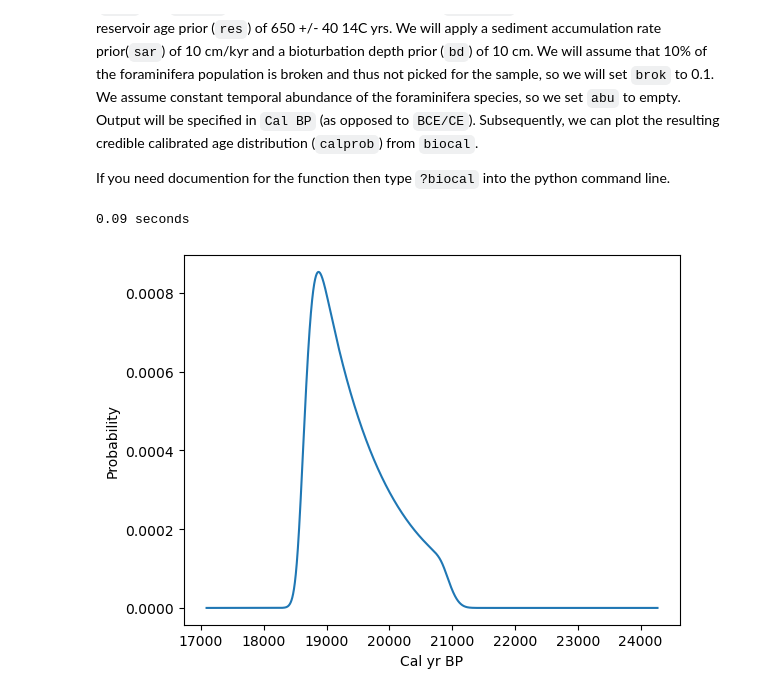
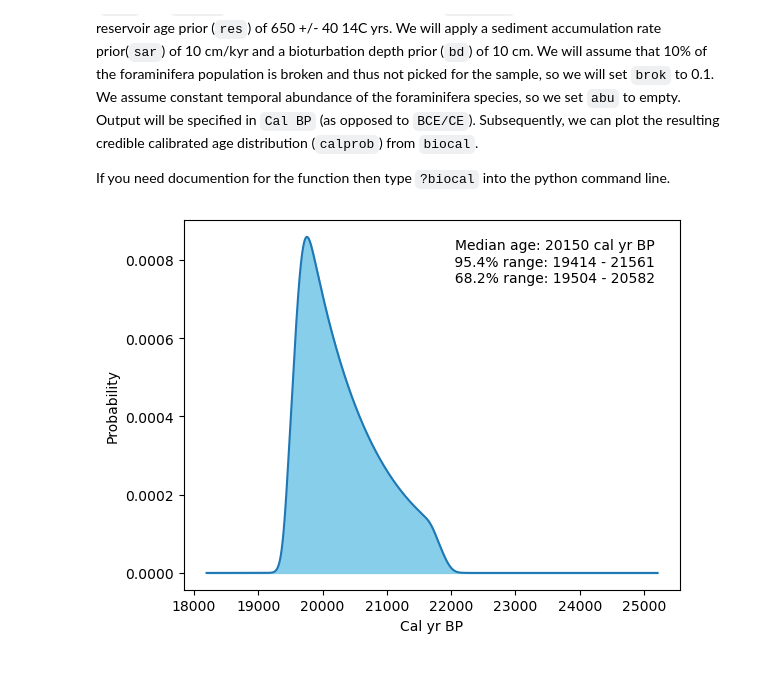
Before and after one commit to bryanlougheed/biocal, a Jupyter notebook: biocal_tutorial.ipynb, the cells around one changed output. Cells and saved outputs as stored; diff of their text form; code cells hidden in the pictures.

```diff
--- a/biocal_tutorial.ipynb
+++ b/biocal_tutorial.ipynb
@@ -23,22 +22,29 @@ If you need documention for the function then type `?biocal` into the python com
 # %%
 Adet = 17500
 sigdet = 100
-calcurve = 'Marine20'
+calcurve = 'IntCal20'
 yeartype = 'Cal BP'
 sar = 10
 bd = 10
 brok = 0.1
 abu = []
 res = [650, 40]
 
-tstart = time.time()
 p95_4, p95, p68_2, calprob, medage = biocal(Adet, sigdet, calcurve, yeartype, sar, bd, brok, abu, res)
-print(str(round(time.time() - tstart, 2)) + ' seconds')
 
+# plot output
+plt.fill_between(calprob[:, 0], calprob[:, 1], color='skyblue')
 plt.plot(calprob[:, 0], calprob[:, 1])
 plt.xlabel('Cal yr BP')
 plt.ylabel('Probability')
+
+plt.text(0.95, 0.95,
+    f'Median age: {round(medage)} cal yr BP\n 95.4% range: {round(p95_4[0,1])} - {round(p95_4[0,0])}\n  68.2% range: {round(p68_2[0,1])} - {round(p68_2[0,0])}',
+    transform=plt.gca().transAxes,
+    ha='right',
+    va='top'
+)
+
 plt.show()
 # %% [output]
-0.09 seconds
-[figure, old version]
+[figure, new version]
```
Also changed, not shown: parts of 2 cells of this notebook.
